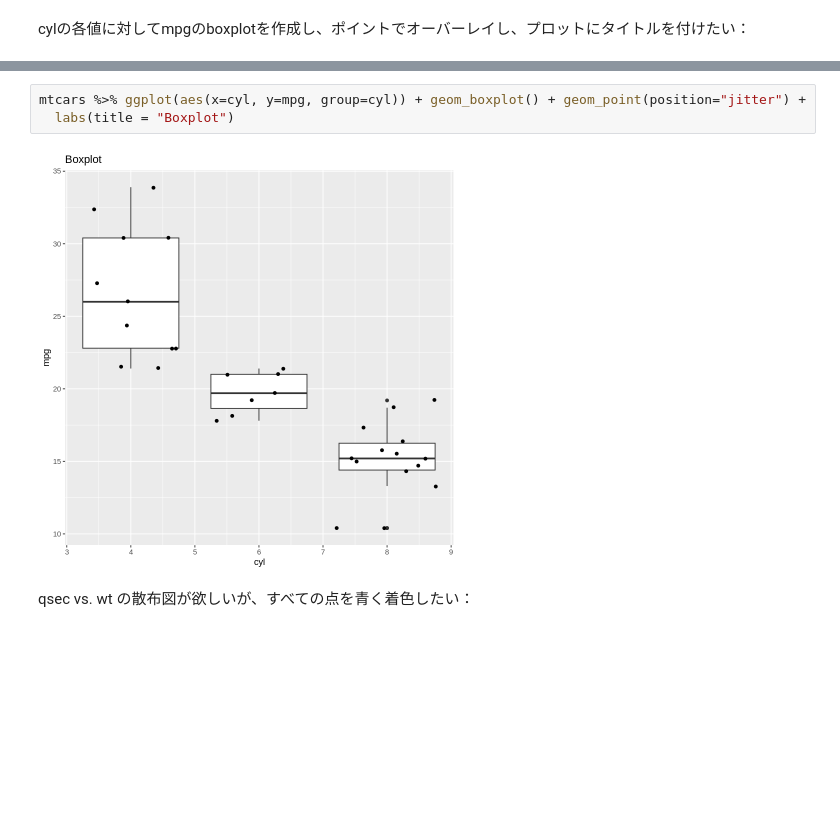
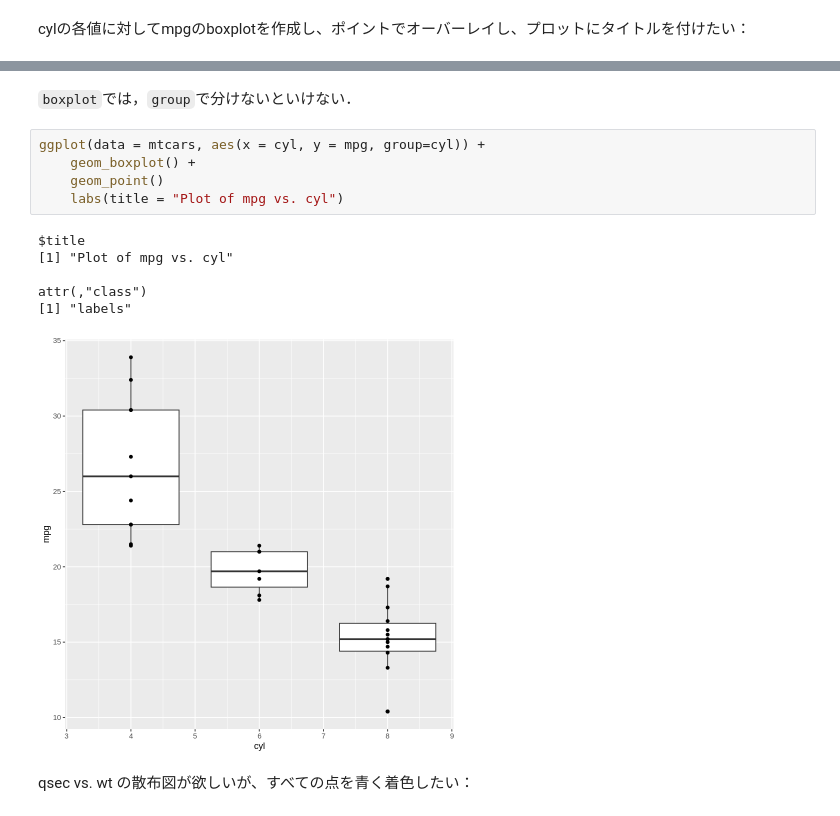
Before and after one commit to tskmr/BS, a Jupyter notebook: ex0613.ipynb, the cells around one changed output, grey strips where cells are left out. Cells and saved outputs as stored; diff of their text form; blank space fills up the shorter version.

```diff
--- a/ex0613.ipynb
+++ b/ex0613.ipynb
@@ -82,7 +121,16 @@ cylの各値に対してmpgのboxplotを作成し、ポイントでオーバー
+# %% [markdown]
+`boxplot`では，`group`で分けないといけない．
 # %%
-mtcars %>% ggplot(aes(x=cyl, y=mpg, group=cyl)) + geom_boxplot() + geom_point(position="jitter") +
-  labs(title = "Boxplot")
+ggplot(data = mtcars, aes(x = cyl, y = mpg, group=cyl)) +
+    geom_boxplot() +
+    geom_point()
+    labs(title = "Plot of mpg vs. cyl")
 # %% [output]
+$title
+[1] "Plot of mpg vs. cyl"
+
+attr(,"class")
+[1] "labels"
-[figure, old version]
+[figure, new version]
 # %% [markdown]
 qsec vs. wt の散布図が欲しいが、すべての点を青く着色したい：
```
Also changed, not shown: parts of 37 cells of this notebook.
